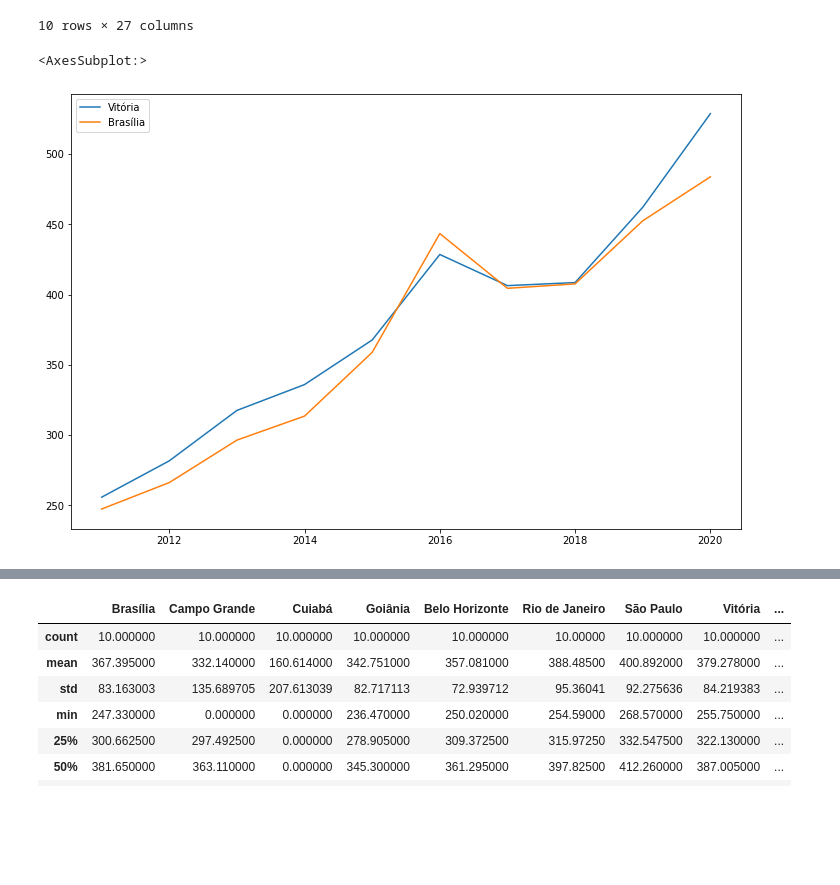
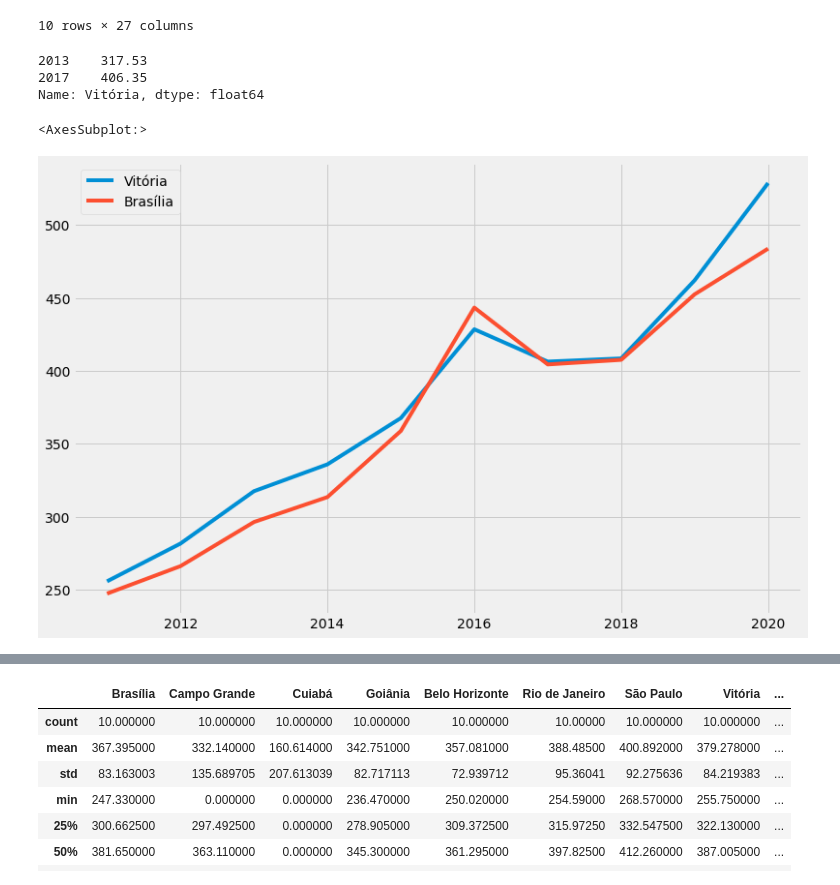
Before and after one commit to bessasjr/Cesta_basica_2001-2020, a Jupyter notebook: cesta_basic.ipynb, the cells around one changed output, grey strips where cells are left out. Cells and saved outputs as stored; diff of their text form; code cells hidden in the pictures; blank space fills up the shorter version.

```diff
--- a/cesta_basic.ipynb
+++ b/cesta_basic.ipynb
@@ -83,7 +83,7 @@ cest
 # %%
 # Deletando as 3 ultimas linhas (que não contém mais dados)
 
-cest = cest.iloc[:120]
+cest = cest.iloc[:121]
 cest
 # %% [output]
 |  | Data | Brasília | Campo Grande | Cuiabá | Goiânia | Belo Horizonte | Rio de Janeiro | São Paulo | Vitória | ... |
@@ -147,9 +147,16 @@ cesta
 | 2019 | 452.49 | 429.37 | 0.00 | 416.85 | 418.51 | 480.25 | 490.36 | 462.11 | ... |
 | 2020 | 483.81 | 495.56 | 0.00 | 497.10 | 491.08 | 550.38 | 558.33 | 528.75 | ... |
 10 rows × 27 columns
+# %%
+cesta['Vitória'][[2013,2017]]
+# %% [output]
+2013    317.53
+2017    406.35
+Name: Vitória, dtype: float64
 # %%
+plt.style.use('fivethirtyeight')
 cesta[['Vitória','Brasília']].plot(kind='line', figsize=(12,8))
 # %% [output]
 <AxesSubplot:>
-[figure, old version]
+[figure, new version]
 # %%
```
Also changed, not shown: parts of 13 cells of this notebook.
